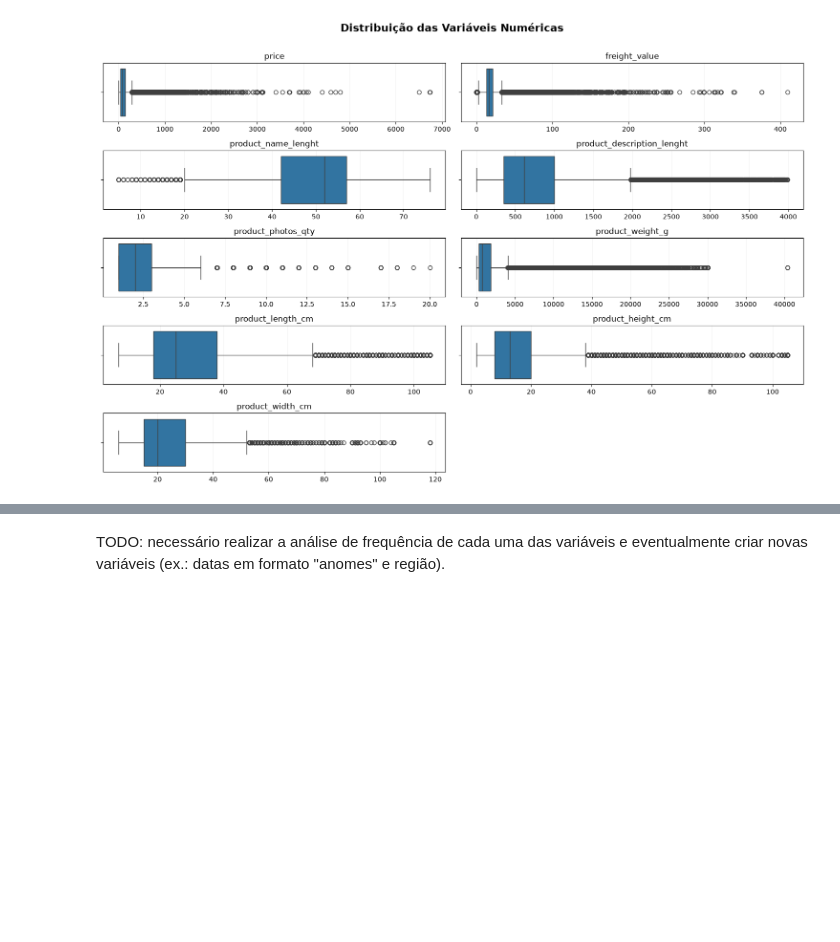
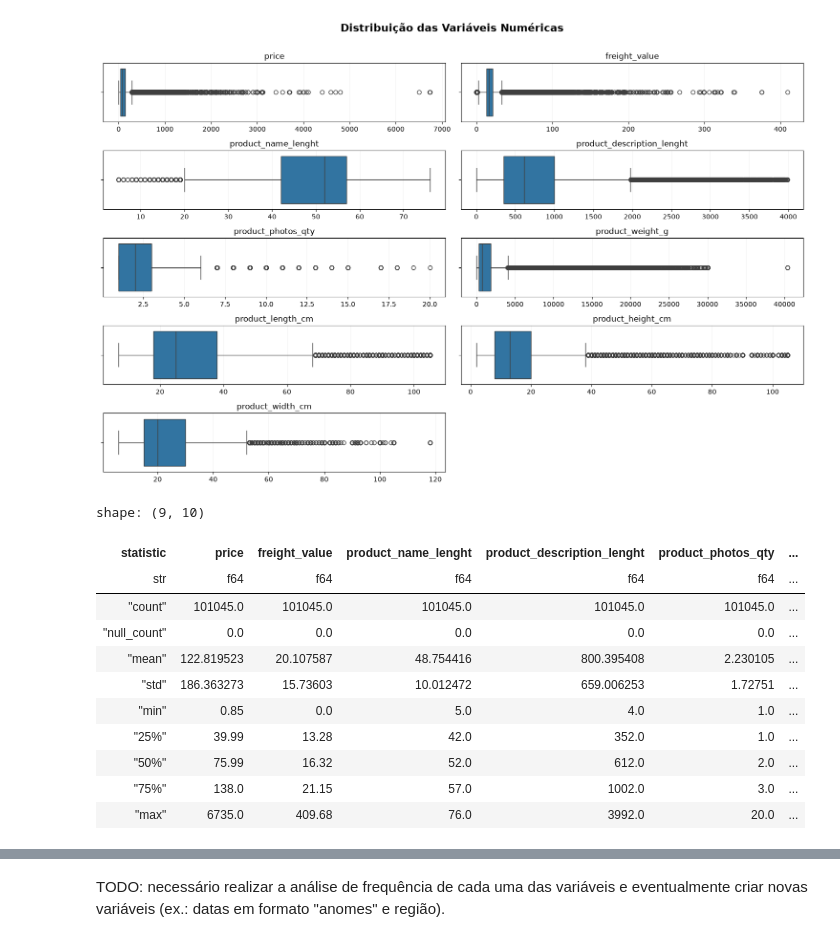
Before and after one commit to leonardosantosrocha/claude-delivery-delay-prediction, a Jupyter notebook: notebooks/notebook.ipynb, the cells around one changed output, grey strips where cells are left out. Cells and saved outputs as stored; diff of their text form; code cells hidden in the pictures; blank space fills up the shorter version.

```diff
--- a/notebooks/notebook.ipynb
+++ b/notebooks/notebook.ipynb
@@ -313,4 +345,19 @@ plt.tight_layout()
 plt.show()
 # %% [output]
 [figure]
+# %%
+raw_olist_typed.select([f"{numeric_col}" for numeric_col in numeric_cols]).describe()
+# %% [output]
+shape: (9, 10)
+| statistic | price | freight_value | product_name_lenght | product_description_lenght | product_photos_qty | ... |
+| str | f64 | f64 | f64 | f64 | f64 | ... |
+| "count" | 101045.0 | 101045.0 | 101045.0 | 101045.0 | 101045.0 | ... |
+| "null_count" | 0.0 | 0.0 | 0.0 | 0.0 | 0.0 | ... |
+| "mean" | 122.819523 | 20.107587 | 48.754416 | 800.395408 | 2.230105 | ... |
+| "std" | 186.363273 | 15.73603 | 10.012472 | 659.006253 | 1.72751 | ... |
+| "min" | 0.85 | 0.0 | 5.0 | 4.0 | 1.0 | ... |
+| "25%" | 39.99 | 13.28 | 42.0 | 352.0 | 1.0 | ... |
+| "50%" | 75.99 | 16.32 | 52.0 | 612.0 | 2.0 | ... |
+| "75%" | 138.0 | 21.15 | 57.0 | 1002.0 | 3.0 | ... |
+| "max" | 6735.0 | 409.68 | 76.0 | 3992.0 | 20.0 | ... |
 # %% [markdown]
```
Also changed, not shown: parts of 23 cells of this notebook, 1 other file.
